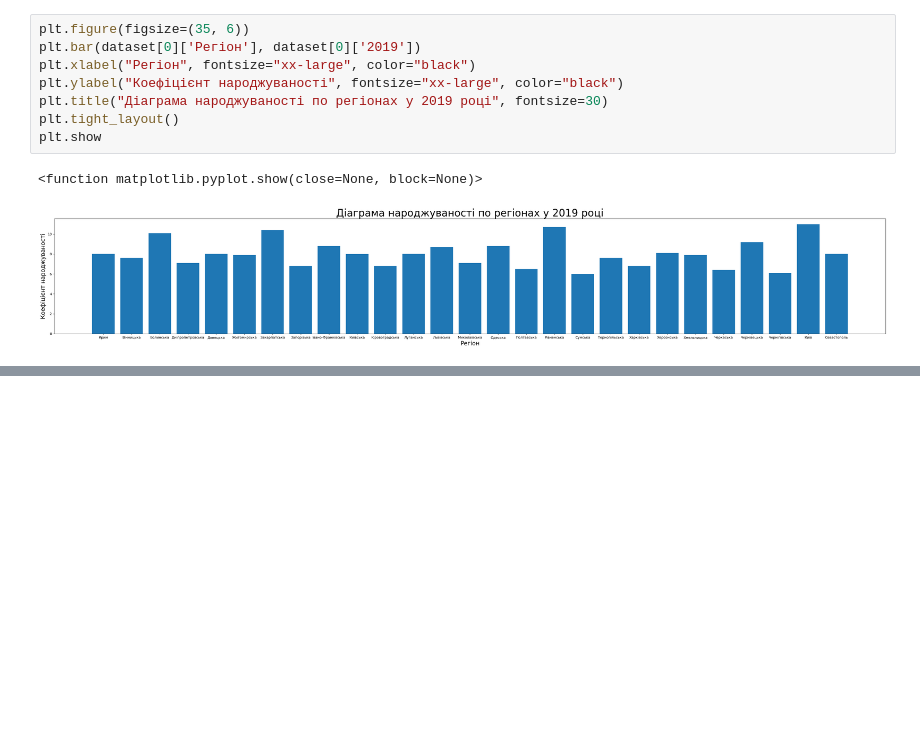
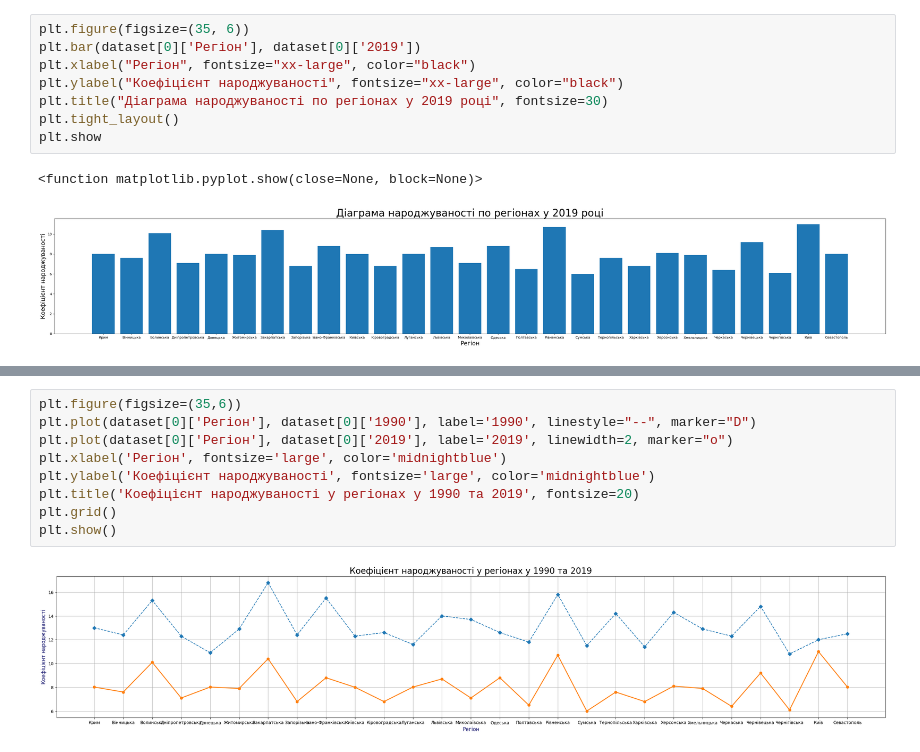
Before and after one commit to oleksandr-study/Data-Science, a Jupyter notebook: Homework2/homework-2a.ipynb, the cells around one changed output, grey strips where cells are left out. Saved outputs shown, nothing was run; the diff lists cells and outputs as text; blank space fills up the shorter version.

```diff
--- a/Homework2/homework-2a.ipynb
+++ b/Homework2/homework-2a.ipynb
@@ -138,0 +154,11 @@ plt.show
+# %%
+plt.figure(figsize=(35,6))
+plt.plot(dataset[0]['Регіон'], dataset[0]['1990'], label='1990', linestyle="--", marker="D")
+plt.plot(dataset[0]['Регіон'], dataset[0]['2019'], label='2019', linewidth=2, marker="o")
+plt.xlabel('Регіон', fontsize='large', color='midnightblue')
+plt.ylabel('Коефіцієнт народжуваності', fontsize='large', color='midnightblue')
+plt.title('Коефіцієнт народжуваності у регіонах у 1990 та 2019', fontsize=20)
+plt.grid()
+plt.show()
+# %% [output]
+[figure, added]
```
Also changed, not shown: parts of 1 cell of this notebook, 3 other files.
